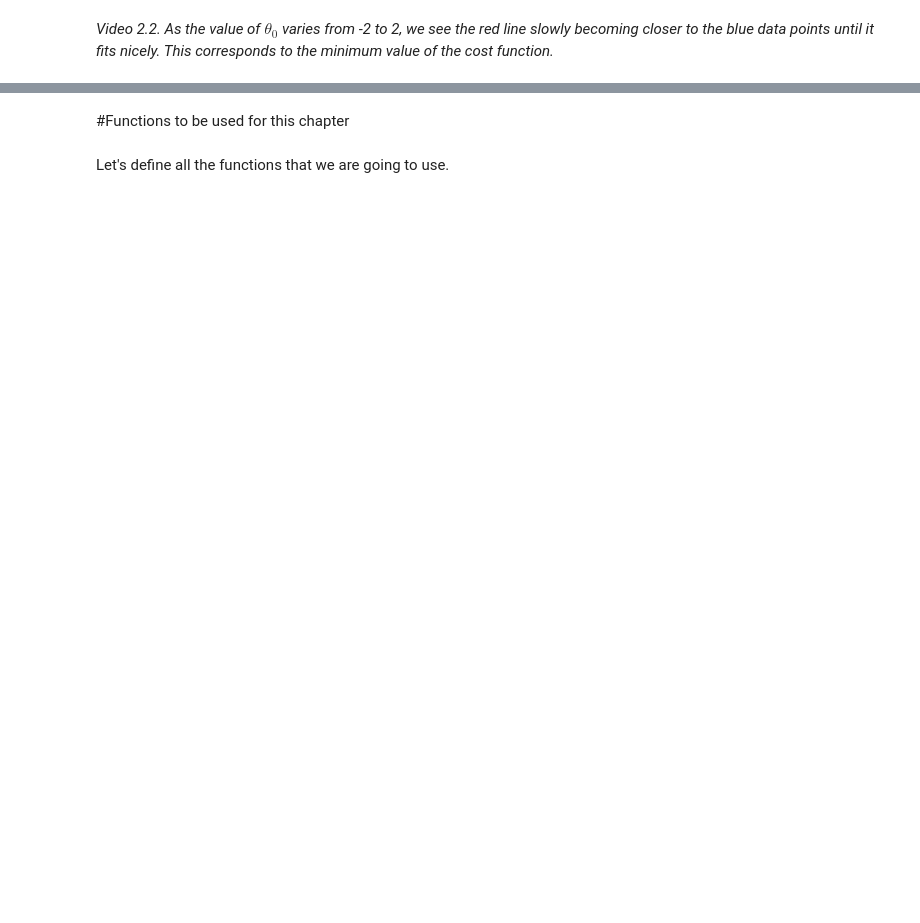
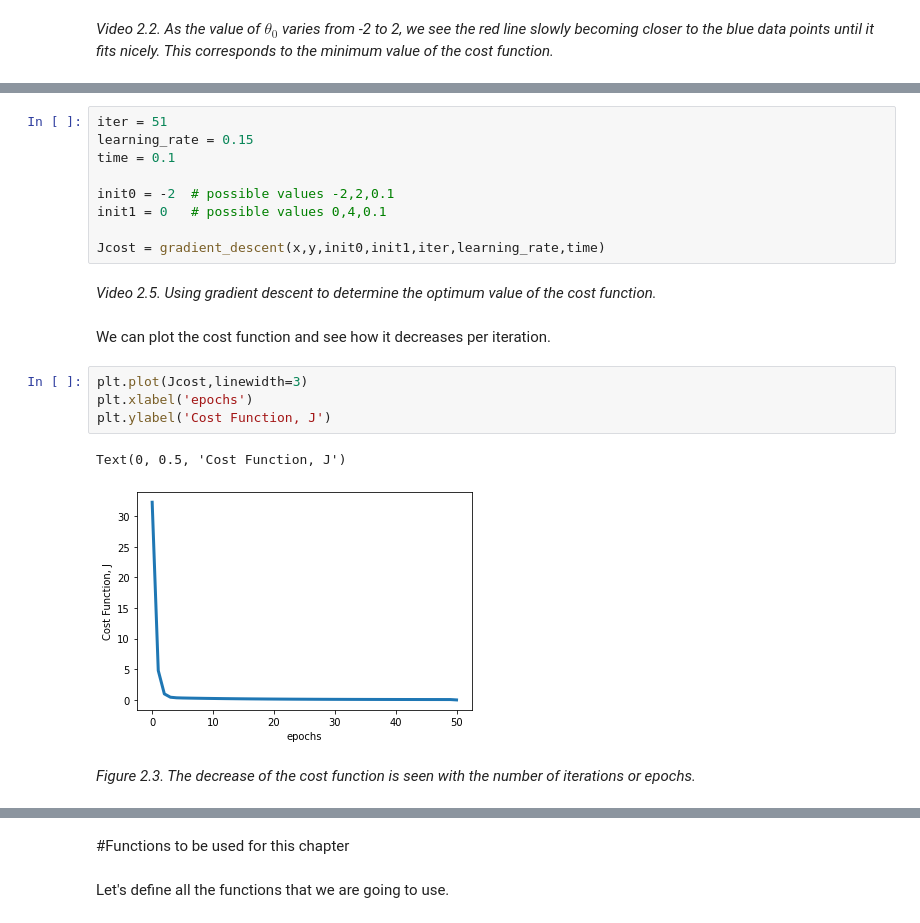
Before and after one commit to iaagulo/Machine-Learning-Basics, a Jupyter notebook: Ch02_Gradient_Descent.ipynb, the cells around one changed output, grey strips where cells are left out. Cells and saved outputs as stored; diff of their text form; blank space fills up the shorter version.

```diff
--- a/Ch02_Gradient_Descent.ipynb
+++ b/Ch02_Gradient_Descent.ipynb
@@ -109,0 +157,22 @@ plot_costfunction_2D(theta0,theta1,J,time)
+# %%
+iter = 51
+learning_rate = 0.15
+time = 0.1
+
+init0 = -2  # possible values -2,2,0.1
+init1 = 0   # possible values 0,4,0.1
+
+Jcost = gradient_descent(x,y,init0,init1,iter,learning_rate,time)
+# %% [markdown]
+*Video 2.5. Using gradient descent to determine the optimum value of the cost function.*
+# %% [markdown]
+We can plot the cost function and see how it decreases per iteration.
+# %%
+plt.plot(Jcost,linewidth=3)
+plt.xlabel('epochs')
+plt.ylabel('Cost Function, J')
+# %% [output]
+Text(0, 0.5, 'Cost Function, J')
+[figure, added]
+# %% [markdown]
+*Figure 2.3. The decrease of the cost function is seen with the number of iterations or epochs.*
```
Also changed, not shown: parts of 23 cells of this notebook.
